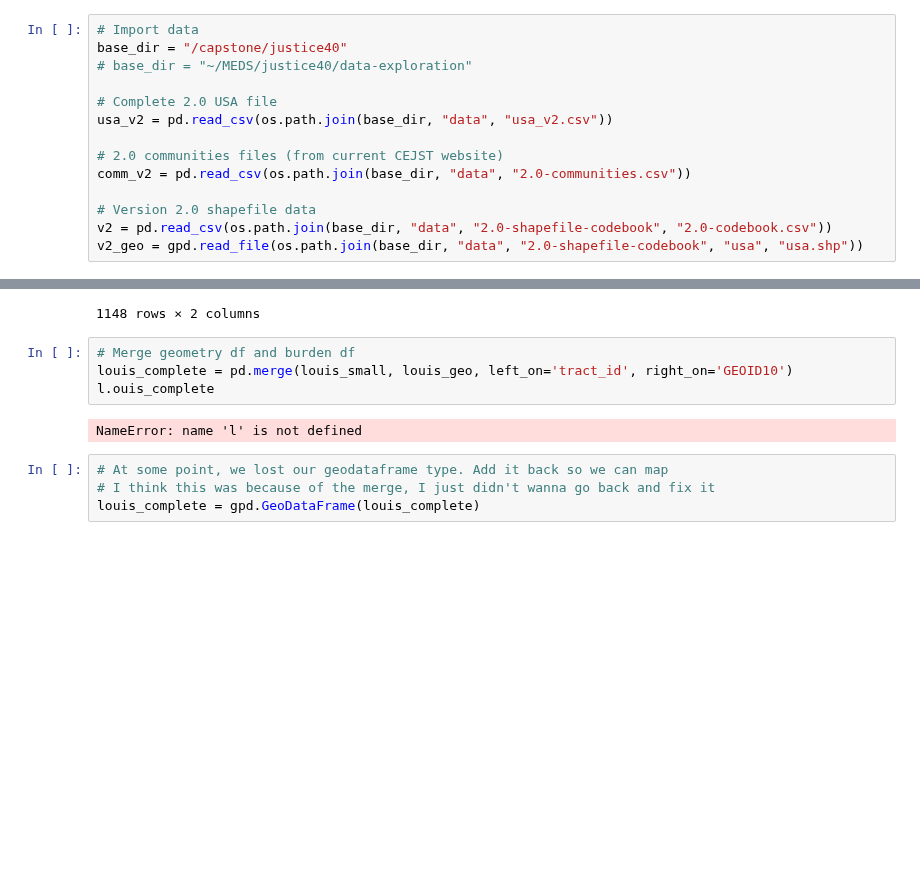
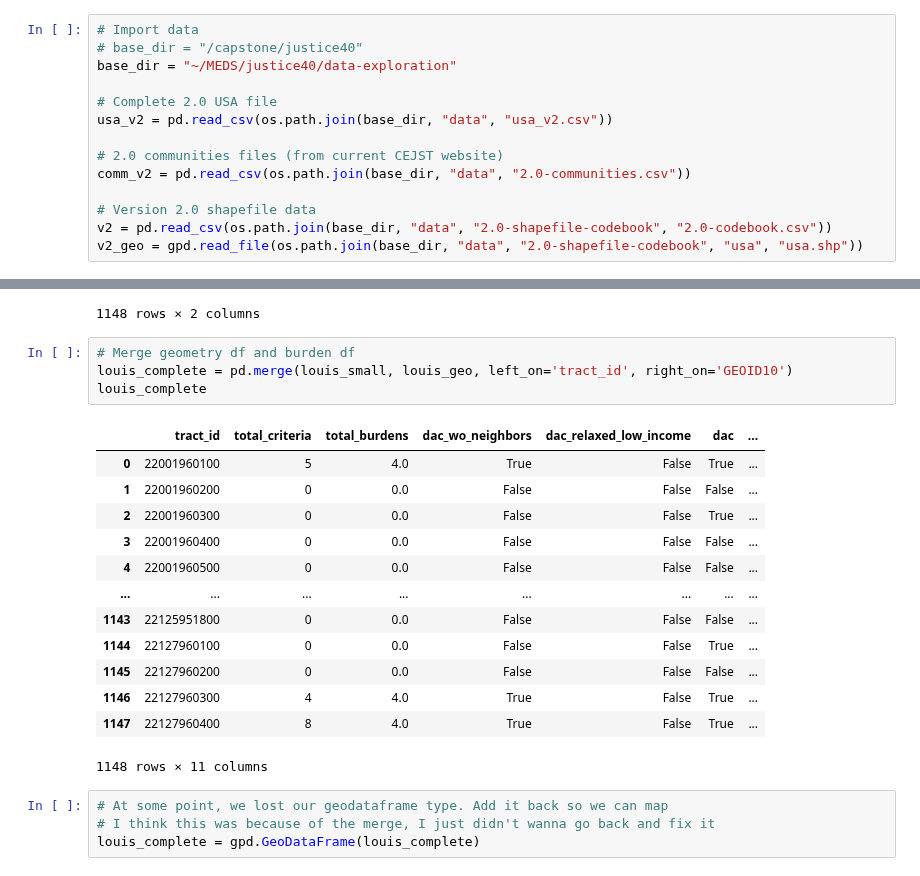
Before and after one commit to haylee360/j40-data-exploration, a Jupyter notebook: exploration.ipynb, the cells around one changed output, grey strips where cells are left out. Saved outputs shown, nothing was run; the diff lists cells and outputs as text; blank space fills up the shorter version.

```diff
--- a/exploration.ipynb
+++ b/exploration.ipynb
@@ -41,8 +45,8 @@ Select the `base_dir` that's appropriate for your device. The top `base_dir` wor
 If you load all datasets at once, it will take about a minute to read in. If you are troubleshooting and want it to load faster, comment out the shapefile data
 # %%
 # Import data
-base_dir = "/capstone/justice40"
-# base_dir = "~/MEDS/justice40/data-exploration"
+# base_dir = "/capstone/justice40"
+base_dir = "~/MEDS/justice40/data-exploration"
 
 # Complete 2.0 USA file
 usa_v2 = pd.read_csv(os.path.join(base_dir, "data", "usa_v2.csv"))
@@ -212,9 +216,21 @@ louis_geo
 # %%
 # Merge geometry df and burden df
 louis_complete = pd.merge(louis_small, louis_geo, left_on='tract_id', right_on='GEOID10')
-l.ouis_complete
+louis_complete
 # %% [output]
+|  | tract_id | total_criteria | total_burdens | dac_wo_neighbors | dac_relaxed_low_income | dac | ... |
+| 0 | 22001960100 | 5 | 4.0 | True | False | True | ... |
+| 1 | 22001960200 | 0 | 0.0 | False | False | False | ... |
+| 2 | 22001960300 | 0 | 0.0 | False | False | True | ... |
+| 3 | 22001960400 | 0 | 0.0 | False | False | False | ... |
+| 4 | 22001960500 | 0 | 0.0 | False | False | False | ... |
+| ... | ... | ... | ... | ... | ... | ... | ... |
+| 1143 | 22125951800 | 0 | 0.0 | False | False | False | ... |
+| 1144 | 22127960100 | 0 | 0.0 | False | False | True | ... |
+| 1145 | 22127960200 | 0 | 0.0 | False | False | False | ... |
+| 1146 | 22127960300 | 4 | 4.0 | True | False | True | ... |
+| 1147 | 22127960400 | 8 | 4.0 | True | False | True | ... |
-NameError: name 'l' is not defined
+1148 rows × 11 columns
 # %%
 # At some point, we lost our geodataframe type. Add it back so we can map
 # I think this was because of the merge, I just didn't wanna go back and fix it
```
Also changed, not shown: parts of 12 cells of this notebook.
